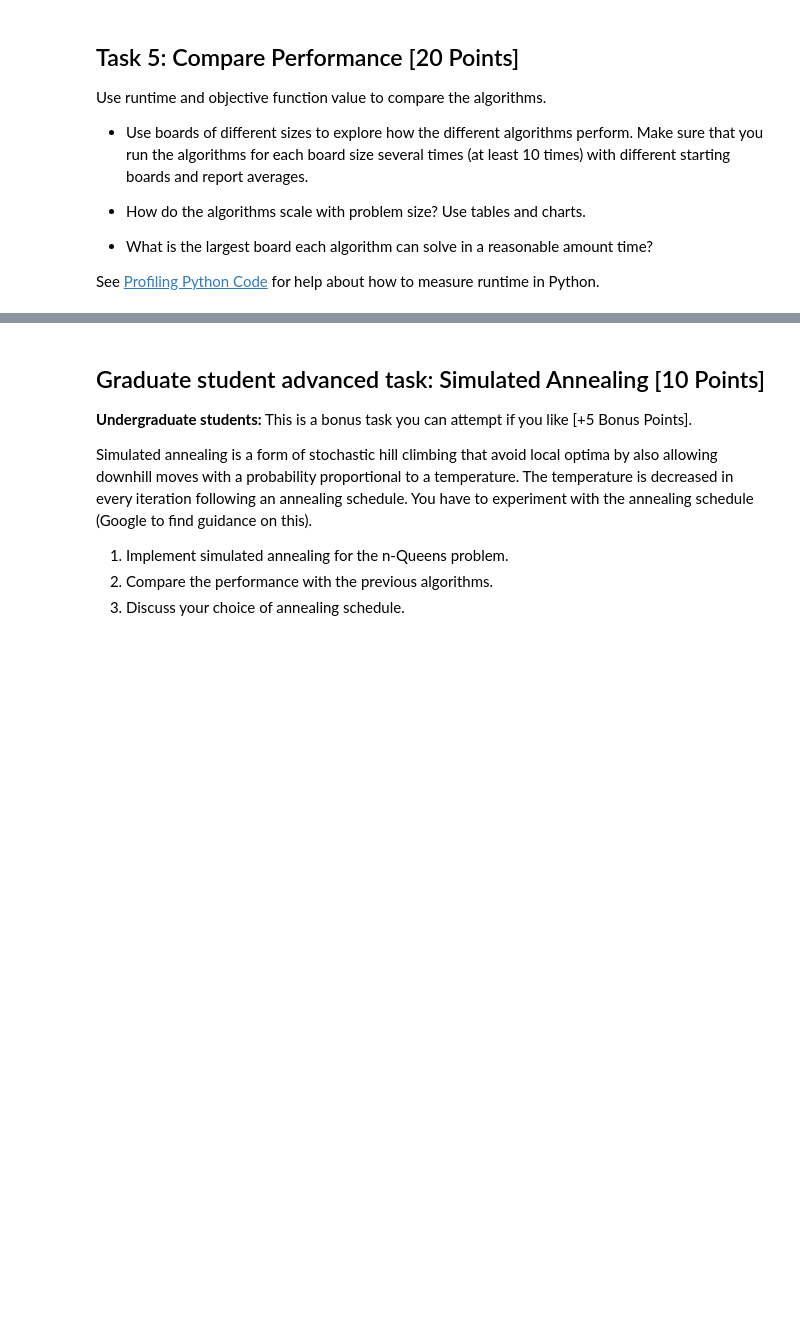
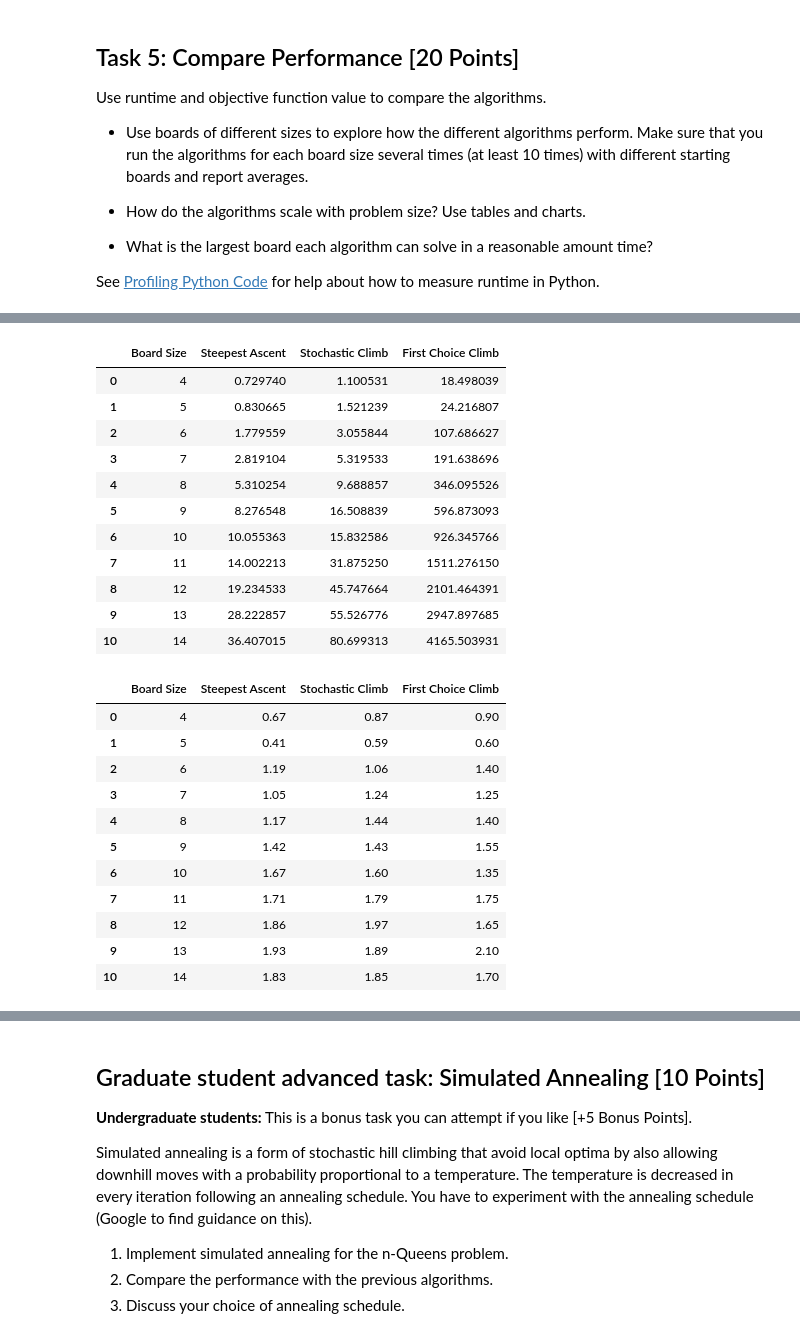
Before and after one commit to Corey23/CS7320-AI, a Jupyter notebook: Local_Search/n_queens.ipynb, the cells around one changed output, grey strips where cells are left out. Drawn from its saved outputs; the diff is of its cells as text; code cells hidden in the pictures; blank space fills up the shorter version.

```diff
--- a/Local_Search/n_queens.ipynb
+++ b/Local_Search/n_queens.ipynb
@@ -342,0 +433,8 @@ See [Profiling Python Code](../Python_Code_Examples/profiling_code.ipynb) for he
+# %%
+allTimes = pd.DataFrame({'Boards': np.array(boards), 'Steepest Ascent Mean Time (ms)': avgTimes})
+allTimes.columns=['Board Size','Steepest Ascent']
+allTimes.style.set_caption("Average Times in milliseconds")
+allObjs = pd.DataFrame({'Boards': np.array(boards), 'Steepest Ascent Mean Time (ms)': avgObj})
+allObjs.columns=['Board Size','Steepest Ascent']
+display(allTimes)
+display(allObjs)
@@ -342,0 +486,54 @@ See [Profiling Python Code](../Python_Code_Examples/profiling_code.ipynb) for he
+# %%
+allTimes['Stochastic Climb'] = avgTimes
+allObjs['Stochastic Climb'] = avgObj
+# %%
+n = 20
+total = 0
+boards = [4,5,6,7,8,9,10,11,12,13,14]
+avgObj = []
+avgTimes = []
+
+for b in boards:
+    obj = []
+    times = []
+    for j in range(n):
+        randomB = random_board(b)
+        start = time.time()
+        solve = First_Choice_Climb(randomB)
+        stop = time.time()
+        obj.append(conflicts(solve))
+        times.append((stop-start)*1e3)
+
+    avgObj.append(np.average(obj))
+    avgTimes.append(np.average(times))
+# %%
+allTimes['First Choice Climb'] = avgTimes
+allObjs['First Choice Climb'] = avgObj
+# %%
+display(allTimes)
+display(allObjs)
+# %% [output]
+|  | Board Size | Steepest Ascent | Stochastic Climb | First Choice Climb |
+| 0 | 4 | 0.729740 | 1.100531 | 18.498039 |
+| 1 | 5 | 0.830665 | 1.521239 | 24.216807 |
+| 2 | 6 | 1.779559 | 3.055844 | 107.686627 |
+| 3 | 7 | 2.819104 | 5.319533 | 191.638696 |
+| 4 | 8 | 5.310254 | 9.688857 | 346.095526 |
+| 5 | 9 | 8.276548 | 16.508839 | 596.873093 |
+| 6 | 10 | 10.055363 | 15.832586 | 926.345766 |
+| 7 | 11 | 14.002213 | 31.875250 | 1511.276150 |
+| 8 | 12 | 19.234533 | 45.747664 | 2101.464391 |
+| 9 | 13 | 28.222857 | 55.526776 | 2947.897685 |
+| 10 | 14 | 36.407015 | 80.699313 | 4165.503931 |
+|  | Board Size | Steepest Ascent | Stochastic Climb | First Choice Climb |
+| 0 | 4 | 0.67 | 0.87 | 0.90 |
+| 1 | 5 | 0.41 | 0.59 | 0.60 |
+| 2 | 6 | 1.19 | 1.06 | 1.40 |
+| 3 | 7 | 1.05 | 1.24 | 1.25 |
+| 4 | 8 | 1.17 | 1.44 | 1.40 |
+| 5 | 9 | 1.42 | 1.43 | 1.55 |
+| 6 | 10 | 1.67 | 1.60 | 1.35 |
+| 7 | 11 | 1.71 | 1.79 | 1.75 |
+| 8 | 12 | 1.86 | 1.97 | 1.65 |
+| 9 | 13 | 1.93 | 1.89 | 2.10 |
+| 10 | 14 | 1.83 | 1.85 | 1.70 |
```
Also changed, not shown: parts of 28 cells of this notebook.
